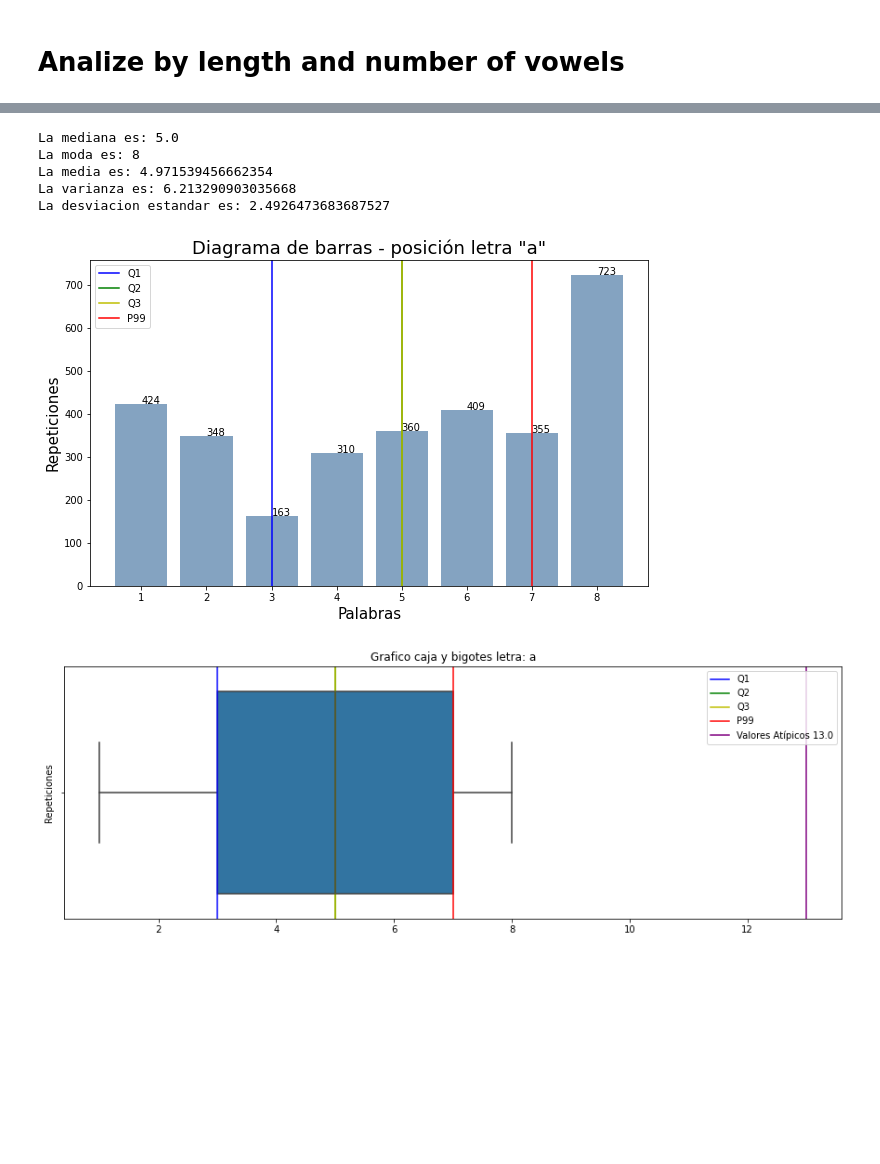
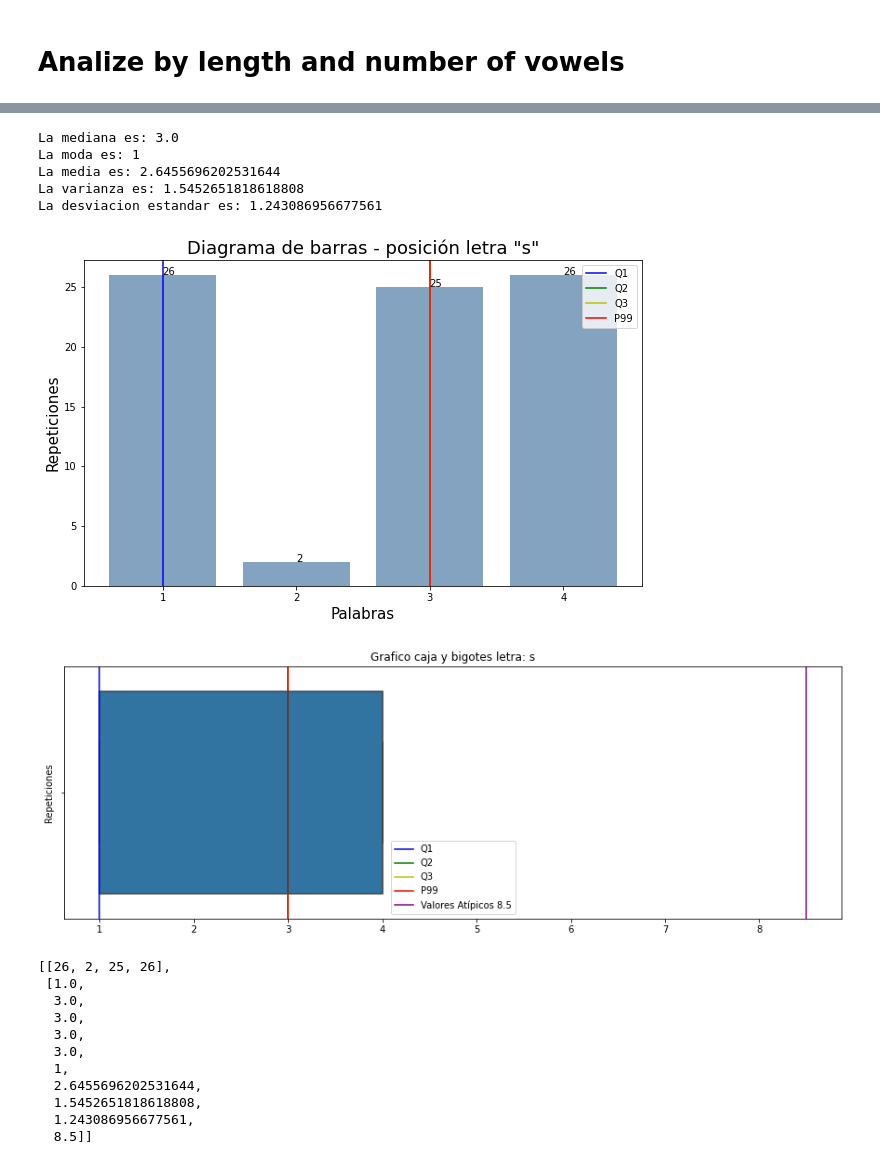
Before and after one commit to jbedoy22/data_understanding, a Jupyter notebook: Reto_BI/Analize_Data_Base.ipynb, the cells around one changed output, grey strips where cells are left out. Cells and saved outputs as stored; diff of their text form; code cells hidden in the pictures; blank space fills up the shorter version.

```diff
--- a/Reto_BI/Analize_Data_Base.ipynb
+++ b/Reto_BI/Analize_Data_Base.ipynb
@@ -319,6 +319,7 @@ def letter_analysis(letter,dictionary):
     bars_diagram([i+1 for i in range(len(positions))],positions,'Diagrama de barras - posición letra "{}"'.format(letter),
                 'Palabras','Repeticiones',stadistics,1)
     boxplot_diagram(letter,dictionary,stadistics)
+    return [positions,stadistics]
 # %%
 position_letters_dict = posittion_dict(alphabet,words_final_list)
 letter_analysis('a',position_letters_dict)
@@ -589,7 +600,7 @@ La desviacion estandar es: 2.6042097650129103
 # %%
-words_by_length = words_specific_length(words_final_list,8)
+words_by_length = words_specific_length(words_final_list,4)
 #print(dummy)
-filt = words_by_vowels(words_by_length,4)
+filt = words_by_vowels(words_by_length,1)
 
 #Analissi de las letras y su frecuencia
 position_letters_dict = posittion_dict(alphabet,filt)
@@ -598,6 +609,7 @@ list_letter_repetitions=[]
 for j in position_letters_dict:
     list_letter_repetitions.append(len(position_letters_dict[j]))
 
+
 bars_graphs_descending(letter_list,list_letter_repetitions,'Diagrama frecuencia de las letras del alfabeto español en las {} palabras'.format(len(filt)),
              'Letras','Repeticiones',14,7)
 ##----------------
@@ -609,10 +621,21 @@ bars_diagram(letter_list,list_letter_repetitions,'Diagrama frecuencia de las let
 # %%
-letter_analysis('a',position_letters_dict)
+letter_analysis('s',position_letters_dict)
 # %% [output]
-La mediana es: 5.0
-La moda es: 8
-La media es: 4.971539456662354
-La varianza es: 6.213290903035668
-La desviacion estandar es: 2.4926473683687527
+La mediana es: 3.0
+La moda es: 1
+La media es: 2.6455696202531644
+La varianza es: 1.5452651818618808
+La desviacion estandar es: 1.243086956677561
-[figure, old version]
+[figure, new version]
-[figure, old version]
+[figure, new version]
+[[26, 2, 25, 26],
+ [1.0,
+  3.0,
+  3.0,
+  3.0,
+  3.0,
+  1,
+  2.6455696202531644,
+  1.5452651818618808,
+  1.243086956677561,
+  8.5]]
```
Also changed, not shown: parts of 5 cells of this notebook, 2 other files.
